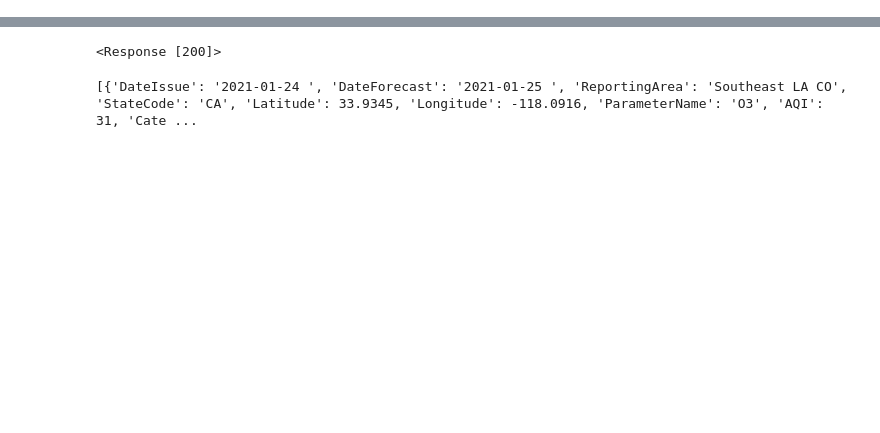
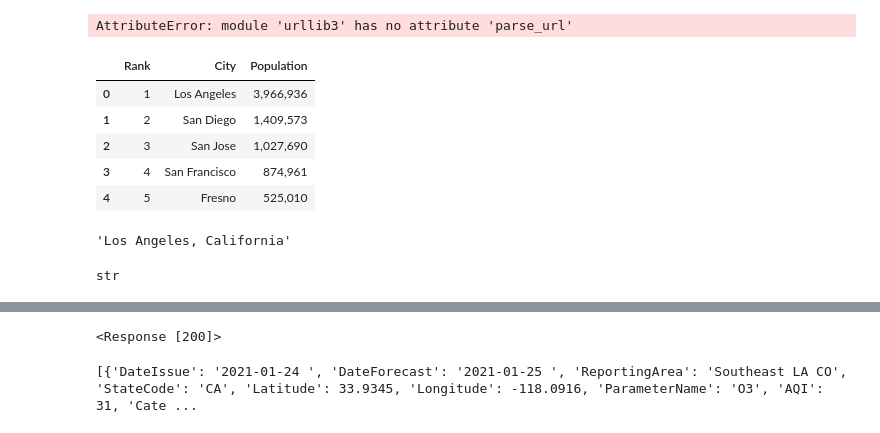
Before and after one commit to medinachuck/AQI-Dashboard, a Jupyter notebook: app.ipynb, the cells around one changed output, grey strips where cells are left out. Saved outputs shown, nothing was run; the diff lists cells and outputs as text; code cells hidden in the pictures; blank space fills up the shorter version.

```diff
--- a/app.ipynb
+++ b/app.ipynb
@@ -5,0 +61,24 @@ import json
+# %%
+import urllib3
+location_string = 'Los Angeles, US'
+url_string = urllib3.parse_url(location_string)
+print(url_string)
+# %% [output]
+AttributeError: module 'urllib3' has no attribute 'parse_url'
+# %%
+california_cities.head()
+# %% [output]
+|  | Rank | City | Population |
+| 0 | 1 | Los Angeles | 3,966,936 |
+| 1 | 2 | San Diego | 1,409,573 |
+| 2 | 3 | San Jose | 1,027,690 |
+| 3 | 4 | San Francisco | 874,961 |
+| 4 | 5 | Fresno | 525,010 |
+# %%
+california_cities.iloc[0,1] + ', California'
+# %% [output]
+'Los Angeles, California'
+# %%
+type(california_cities.iloc[0,1])
+# %% [output]
+str
```
Also changed, not shown: parts of 19 cells of this notebook, 4 other files.
